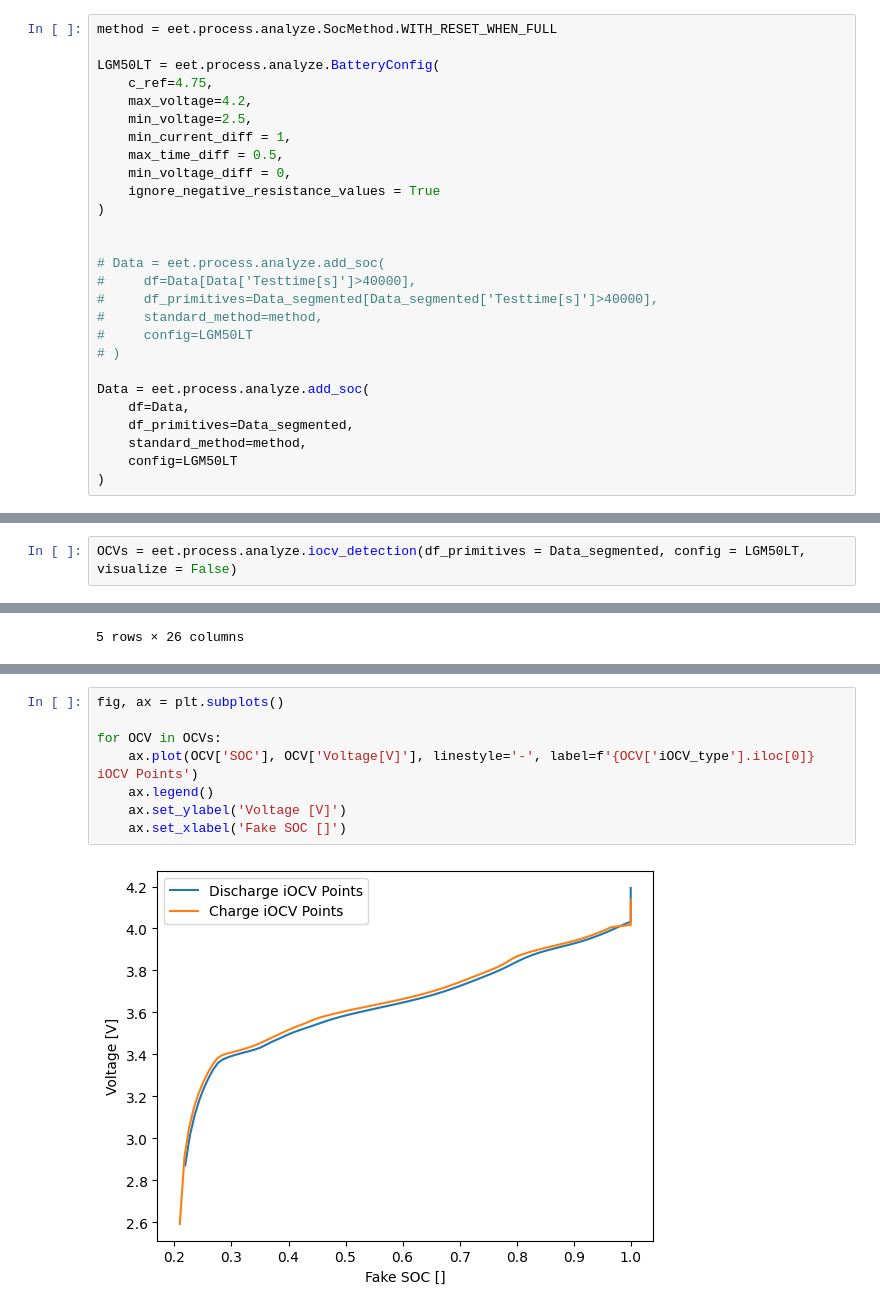
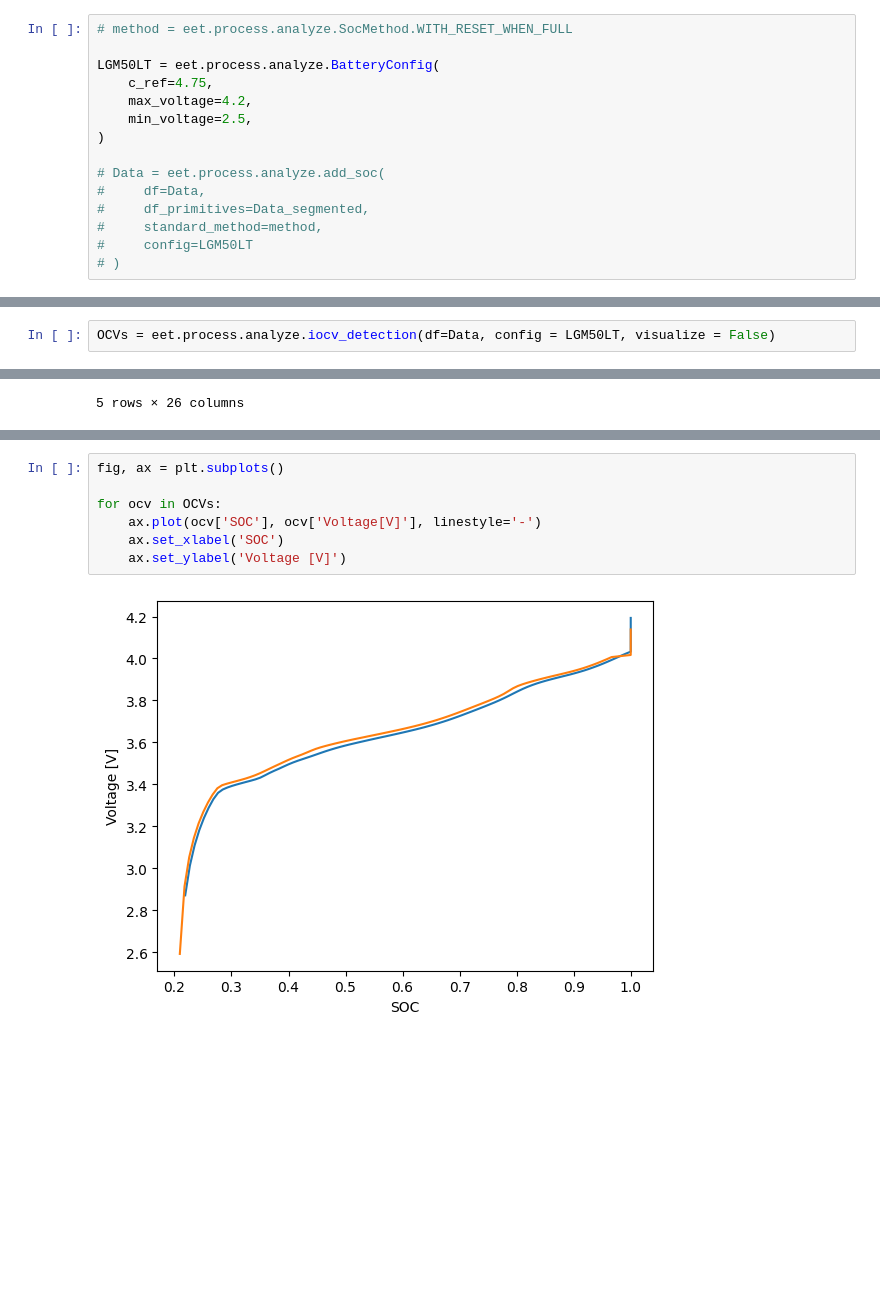
Before and after one commit to eet-tub/pydpeet, a Jupyter notebook: docs/examples/notebooks/Tutorial_04_iOCV.ipynb, the cells around one changed output, grey strips where cells are left out. Cells and saved outputs as stored; diff of their text form; blank space fills up the shorter version.

Commit message:
deleted fake SOC

```diff
--- a/docs/examples/notebooks/Tutorial_04_iOCV.ipynb
+++ b/docs/examples/notebooks/Tutorial_04_iOCV.ipynb
@@ -76,28 +51,16 @@ detecting segments in dataframe of size 162369...
 # %%
-method = eet.process.analyze.SocMethod.WITH_RESET_WHEN_FULL
+# method = eet.process.analyze.SocMethod.WITH_RESET_WHEN_FULL
 
 LGM50LT = eet.process.analyze.BatteryConfig(
     c_ref=4.75,
     max_voltage=4.2,
     min_voltage=2.5,
-    min_current_diff = 1,
-    max_time_diff = 0.5,
-    min_voltage_diff = 0,
-    ignore_negative_resistance_values = True
 )
 
-
 # Data = eet.process.analyze.add_soc(
-#     df=Data[Data['Testtime[s]']>40000],
-#     df_primitives=Data_segmented[Data_segmented['Testtime[s]']>40000],
+#     df=Data,
+#     df_primitives=Data_segmented,
 #     standard_method=method,
 #     config=LGM50LT
 # )
-
-Data = eet.process.analyze.add_soc(
-    df=Data,
-    df_primitives=Data_segmented,
-    standard_method=method,
-    config=LGM50LT
-)
 # %% [output]
@@ -135,3 +77,3 @@ ax.grid()
 # %%
-OCVs = eet.process.analyze.iocv_detection(df_primitives = Data_segmented, config = LGM50LT, visualize = False)
+OCVs = eet.process.analyze.iocv_detection(df=Data, config = LGM50LT, visualize = False)
 # %% [output]
@@ -181,10 +91,9 @@ for OCV in OCVs:
-# %%
-fig, ax = plt.subplots()
-
-for OCV in OCVs:
-    ax.plot(OCV['SOC'], OCV['Voltage[V]'], linestyle='-', label=f'{OCV['iOCV_type'].iloc[0]} iOCV Points')
-    ax.legend()
-    ax.set_ylabel('Voltage [V]')
-    ax.set_xlabel('Fake SOC []')
-# %% [output]
-[figure, removed]
+# %%
+fig, ax = plt.subplots()
+
+for ocv in OCVs:
+    ax.plot(ocv['SOC'], ocv['Voltage[V]'], linestyle='-')
+    ax.set_xlabel('SOC')
+    ax.set_ylabel('Voltage [V]')
+# %% [output]
+[figure, added]
```
Also changed, not shown: parts of 7 cells of this notebook.
